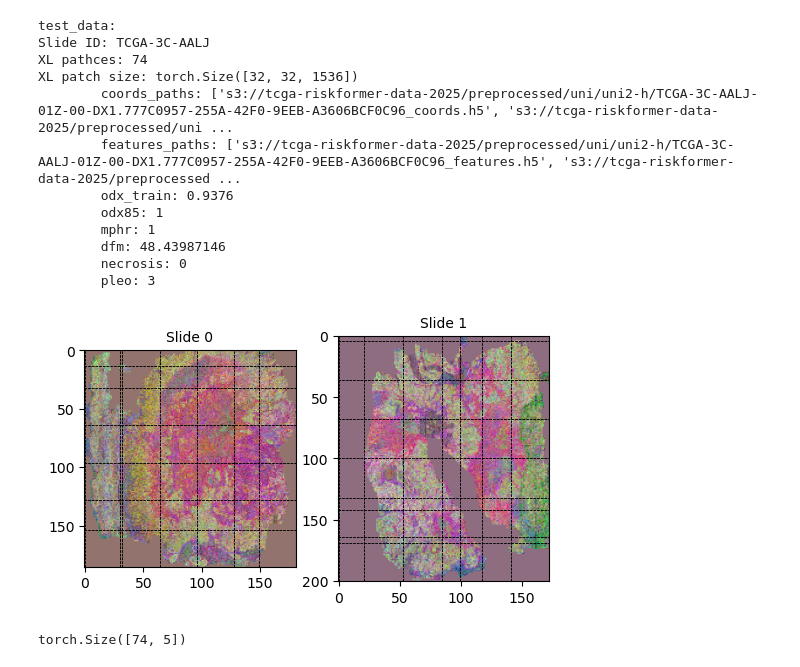
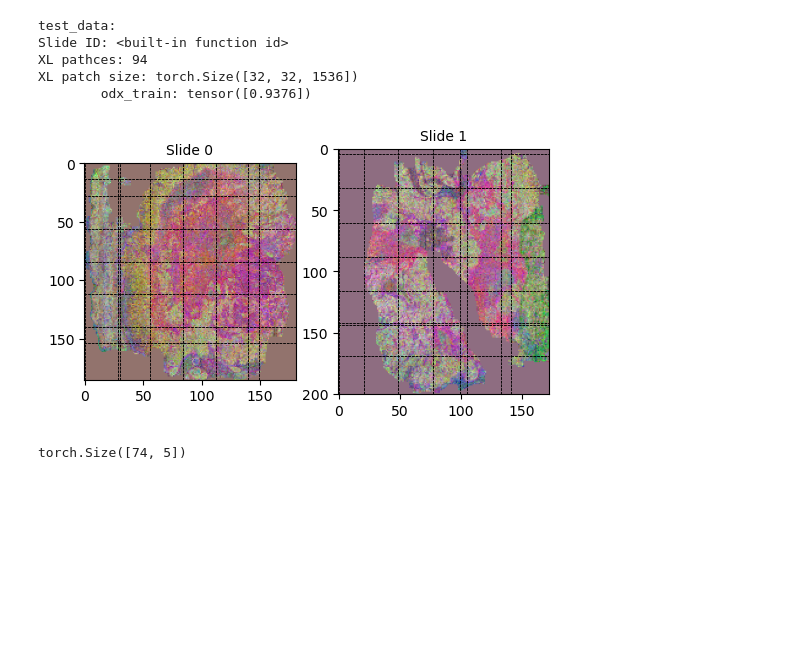
Before and after one commit to landeros10/brca_riskformer, a Jupyter notebook: notebooks/testing/loading_slide_dataset.ipynb, the cells around one changed output. Cells and saved outputs as stored; diff of their text form; code cells hidden in the pictures; blank space fills up the shorter version.

```diff
--- a/notebooks/testing/loading_slide_dataset.ipynb
+++ b/notebooks/testing/loading_slide_dataset.ipynb
@@ -13,29 +13,27 @@ from riskformer.data.datasets import create_riskformer_dataset
 from riskformer.utils.config_utils import load_preprocessing_config, load_train_config
 from riskformer.utils.logger_config import logger_setup
 
-train_config = load_train_config(join(root, "configs/training/ec2_config.yaml"))
-dataset_metadata = join(root, "resources/riskformer_slide_samples.json")
-prep_config_path = join(root, "configs/preprocessing/ec2_config.yaml")
-prep_config = load_preprocessing_config(prep_config_path)
+# Load configuration files
+config_path = join(root, "configs/training/riskformer_config.yaml")
+train_config = load_train_config(config_path)
+metadata_file = join(root, "resources/riskformer_slide_samples.json")
 
-if train_config:
-    max_dim = train_config["prep"]["max_dim"]
-    overlap = train_config["prep"]["overlap"]
-else:
-    max_dim = 32
-    overlap = 0.0
-
+# Set up logging
 logger_setup(
     "notebooks-datasets",
     log_dir=join(root, "logs"),
-    debug=False)
+    debug=False
+)
 
+# Create dataset using configuration from riskformer_config.yaml
 dataset = create_riskformer_dataset(
-    s3_bucket=prep_config["s3"]["data_bucket"],
-    s3_prefix=join(prep_config["s3"]["output_dir"], prep_config["model"]["key"]),
-    max_dim=max_dim,
-    overlap=overlap,
-    metadata_file=dataset_metadata,
+    s3_bucket=train_config["s3_bucket"],
+    s3_prefix=train_config["s3_prefix"],
+    max_dim=train_config["max_dim"],
+    overlap=train_config["overlap"],
+    metadata_file=metadata_file,
+    cache_dir=train_config["cache_dir"],
+    config_path=config_path,
 )
 # %% [output]
 The autoreload extension is already loaded. To reload it, use:
@@ -57,43 +56,42 @@ The autoreload extension is already loaded. To reload it, use:
 import matplotlib.pyplot as plt
 from riskformer.utils.training_utils import rearrange_xl_patches, PatchInfo
 
-xl_patches, xl_patch_info, id, labels = dataset[1]
-reconstructed_features, (row_starts, col_starts) = rearrange_xl_patches(xl_patches, xl_patch_info.cpu().numpy())
+xl_patches, metadata = dataset[1]
+xl_patch_info = metadata['patch_info']
+labels = metadata['labels']
+reconstructed_features, idxs = rearrange_xl_patches(
+    xl_patches,
+    xl_patch_info.cpu().numpy()
+)
+row_starts, col_starts = idxs
 xl_patch_info = PatchInfo.from_tensor_batch(xl_patch_info)
 
 print("test_data:")
 print(f"Slide ID: {id}")
 print(f"XL pathces: {xl_patches.shape[0]}")
 print(f"XL patch size: {xl_patches.shape[1:]}")
 for k,v in labels.items():
     print(f"\t{k}: {v}")
 
 n = len(reconstructed_features)
 fig_size = 6
 f, ax = plt.subplots(1, n, figsize=(fig_size, fig_size * n))
 for i, feature in enumerate(reconstructed_features):
     slice = feature.cpu().numpy()
     slice = (slice - slice.min(axis=(0, 1))) / (slice.max(axis=(0, 1)) - slice.min(axis=(0, 1)))
     ax[i].imshow(slice[..., :3])
     # ax[i].axis('off')
     ax[i].set_title(f"Slide {i}", fontsize=10)
 
     for (feature_id, col_start) in col_starts:
         ax[feature_id].axvline(col_start, color='k', linestyle='--', linewidth=0.5)
     for (feature_id, row_start) in row_starts:
         ax[feature_id].axhline(row_start, color='k', linestyle='--', linewidth=0.5)
 plt.show()
 # %% [output]
 test_data:
-Slide ID: TCGA-3C-AALJ
-XL pathces: 74
+Slide ID: <built-in function id>
+XL pathces: 94
 XL patch size: torch.Size([32, 32, 1536])
-        coords_paths: ['s3://tcga-riskformer-data-2025/preprocessed/uni/uni2-h/TCGA-3C-AALJ-01Z-00-DX1.777C0957-255A-42F0-9EEB-A3606BCF0C96_coords.h5', 's3://tcga-riskformer-data-2025/preprocessed/uni ...
-        features_paths: ['s3://tcga-riskformer-data-2025/preprocessed/uni/uni2-h/TCGA-3C-AALJ-01Z-00-DX1.777C0957-255A-42F0-9EEB-A3606BCF0C96_features.h5', 's3://tcga-riskformer-data-2025/preprocessed ...
-        odx_train: 0.9376
-        odx85: 1
-        mphr: 1
-        dfm: 48.43987146
-        necrosis: 0
-        pleo: 3
+        odx_train: tensor([0.9376])
-[figure, old version]
+[figure, new version]
```
Also changed, not shown: parts of 2 cells of this notebook, 12 other files.
